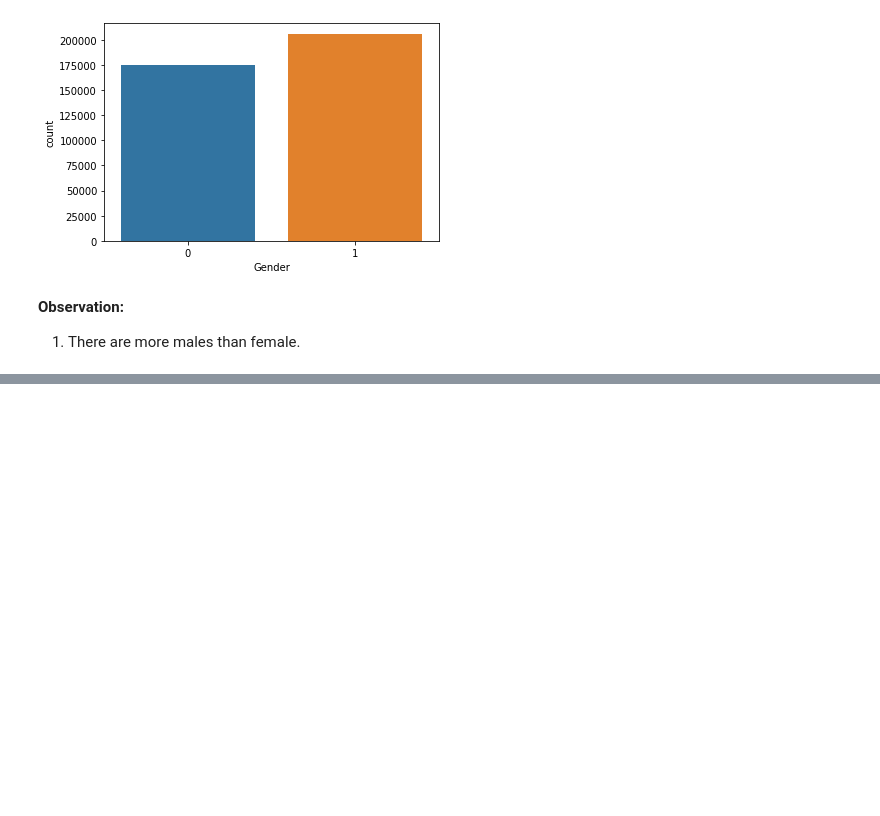
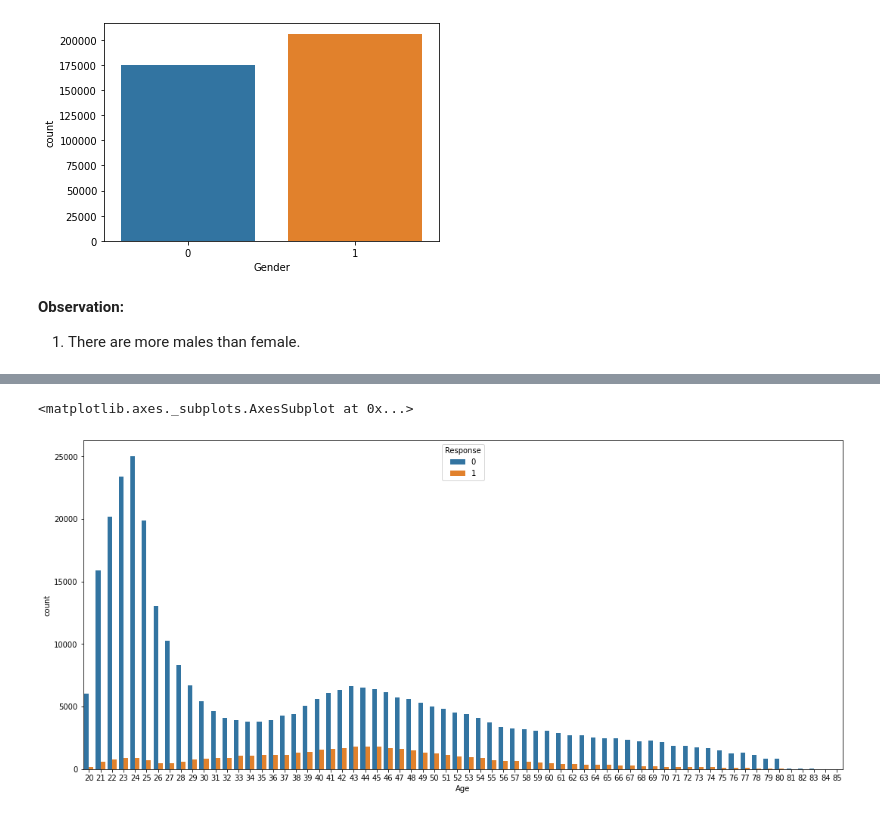
Before and after one commit to anupstar100/Health-Insurance-Cross-Sell-Prediction, a Jupyter notebook: SML_Capstone_Project_HEALTH_INSURANCE_CROSS_SELL_PREDICTION.ipynb, the cells around one changed output, grey strips where cells are left out. Saved outputs shown, nothing was run; the diff lists cells and outputs as text; code cells hidden in the pictures; blank space fills up the shorter version.

```diff
--- a/SML_Capstone_Project_HEALTH_INSURANCE_CROSS_SELL_PREDICTION.ipynb
+++ b/SML_Capstone_Project_HEALTH_INSURANCE_CROSS_SELL_PREDICTION.ipynb
@@ -330,0 +354,6 @@ ValueError: ignored
+# %%
+plt.figure(figsize = (18, 8))
+sns.countplot(df['Age'], hue = df['Response'])
+# %% [output]
+<matplotlib.axes._subplots.AxesSubplot at 0x...>
+[figure, added]
```
Also changed, not shown: parts of 26 cells of this notebook.
